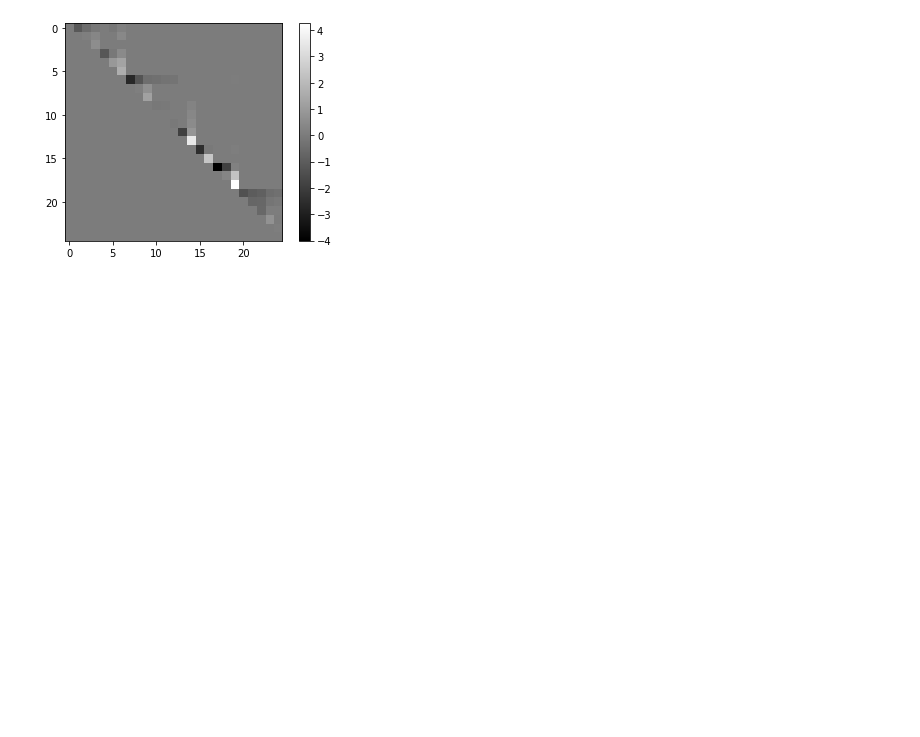
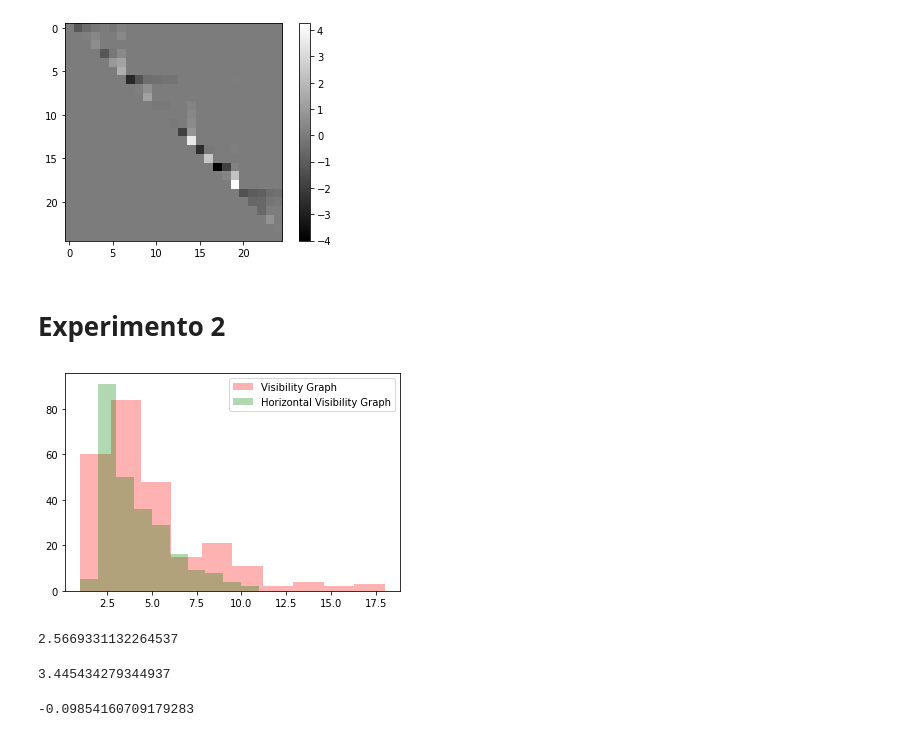
Before and after one commit to cperezln/vg_gaf, a Jupyter notebook: cristianperez/Experimentos.ipynb, the cells around one changed output. Cells and saved outputs as stored; diff of their text form; code cells hidden in the pictures; blank space fills up the shorter version.

Commit message:
Algunos experimentos y pruebas. Parecido VG ~ GADF?

```diff
--- a/cristianperez/Experimentos.ipynb
+++ b/cristianperez/Experimentos.ipynb
@@ -43,3 +70,9 @@ plt.imshow(vg, cmap='gray')
 plt.colorbar();
 # %% [output]
 [figure]
+# %% [markdown]
+# Experimento 2
+# %%
+t_d, g, ts = plot_hist(5, 50)
+# %% [output]
+[figure, added]
@@ -45,0 +81,8 @@ plt.colorbar();
+# %%
+sigma(g[0][0])
+# %% [output]
+2.5669331132264537
+# %%
+sigma(g[1][0])
+# %% [output]
+3.445434279344937
@@ -45,0 +91,4 @@ plt.colorbar();
+# %%
+omega(g[0][0])
+# %% [output]
+-0.09854160709179283
```
Also changed, not shown: parts of 81 cells of this notebook, 2 other files.
